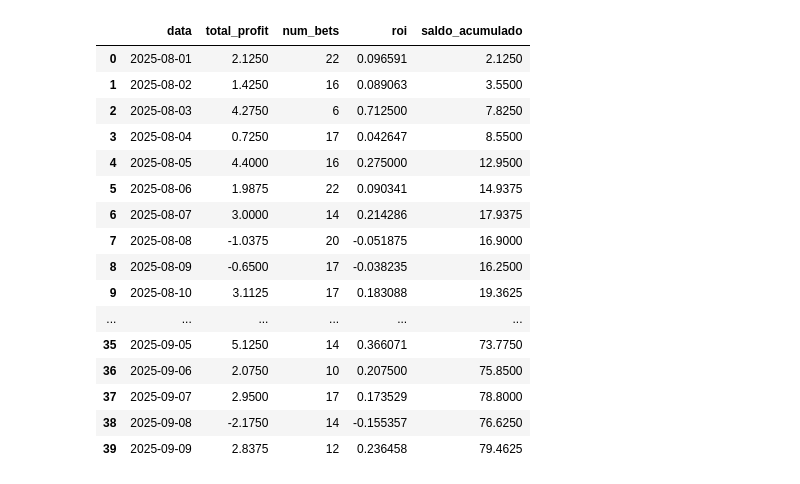
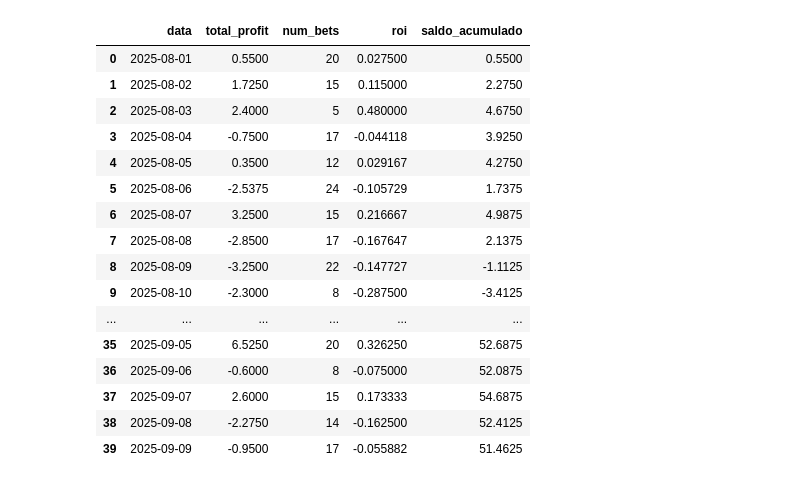
Before and after one commit to enzoustk/sbb-v2, a Jupyter notebook: training_testing/machine_learning/model_pipeline.ipynb, the cells around one changed output. Saved outputs shown, nothing was run; the diff lists cells and outputs as text; code cells hidden in the pictures.

Commit message:
new model training

```diff
--- a/training_testing/machine_learning/model_pipeline.ipynb
+++ b/training_testing/machine_learning/model_pipeline.ipynb
@@ -18,14 +32,14 @@ train_raw, test_raw = split_data(
 )
 # %%
 # Agora temos as médias de 50 partidas para os jogadores
-train_with_avg, test_with_avg = input_averages(train_raw, test_raw)
+train_with_avg, test_with_avg, scaler = input_averages(train_raw, test_raw, return_scaler=True)
 # %%
 # Filtrar o dataframe
-features = [
-    "ma_home", "std_home",
-    "ma_away", "std_away",
-    "ma_h2h", "std_h2h"
-]
+features =[
+    "ma_home", "ma_away",
+    "ma_h2h",
+    "std_home", "std_away",
+    "std_h2h"]
 
 X_train = train_with_avg[features]
 y_train = train_with_avg['total_score']
@@ -219,18 +146,6 @@ Melhor RMSE médio: 2.1953783988952638
 # %%
-
-# ==============================
-# Treinar no dataset completo e avaliar no holdout
-params = {
-    'n_estimators': 418,
-    'learning_rate': 0.014280451319598729,
-    'max_depth': 3,
-    'subsample': 0.798225181825874,
-    'colsample_bytree': 0.6174548905825178,
-    'min_child_weight': 3,
-    'gamma': 2.627366203873275,
-    'reg_alpha': 0.9948380056925294,
-    'reg_lambda': 9.979678551493626
-    }
+# Treinar e avaliar no holdout
+params = {'n_estimators': 400, 'learning_rate': 0.029323460658030247, 'max_depth': 1, 'subsample': 0.646135085842701, 'colsample_bytree': 0.7141319796133814, 'min_child_weight': 8, 'gamma': 1.136223260846358, 'reg_alpha': 0.07801372716349575, 'reg_lambda': 8.645378221471441}
 
 
 
@@ -269,8 +184,6 @@ from scipy.stats import poisson
 test_with_avg['pred'] = y_pred_holdout
 df = test_with_avg.copy()
 # %%
-# Agora vamos calcular todas as probabilidades para o modelo
-
 def poisson_goals(
     lambda_pred: float,
     handicap: float
@@ -349,7 +262,6 @@ def poisson_goals(
 
     return prob_over, prob_under
 
-
 def profit(bet_type: str, handicap: float, total_score: int, bet_odd: float) -> float:
 
     """
@@ -364,31 +276,25 @@ def profit(bet_type: str, handicap: float, total_score: int, bet_odd: float) ->
     try:
         if outcome >= 0.5:
             profit = (bet_odd - 1)
-            result = 'win'
 
         elif outcome == 0.25:
             profit = (bet_odd - 1) / 2
-            result = 'half_win'
 
         elif outcome == 0:
             profit = 0
-            result = 'push'
 
         elif outcome == -0.25:
             profit = -0.5
-            result = 'half_loss'
 
 
         elif outcome <= -0.5:
             profit = -1
-            result = 'loss'
 
         return profit
 
     except:
         print(f"Ajuste de resultado inválido: {outcome}")
         return 0
-
 
 def ev(odd, prob):
     return odd * prob -1
@@ -604,27 +509,26 @@ def desempenho_por_data(df, ev_ts: float) -> pd.DataFrame:
     daily["saldo_acumulado"] = daily["total_profit"].cumsum()
 
     return daily.reset_index().rename(columns={"date": "data"})
-
-df_resultados = desempenho_por_data(df, ev_ts=0.15)
-df_resultados
-# %% [output]
-|  | data | total_profit | num_bets | roi | saldo_acumulado |
-| 0 | 2025-08-01 | 2.1250 | 22 | 0.096591 | 2.1250 |
-| 1 | 2025-08-02 | 1.4250 | 16 | 0.089063 | 3.5500 |
-| 2 | 2025-08-03 | 4.2750 | 6 | 0.712500 | 7.8250 |
-| 3 | 2025-08-04 | 0.7250 | 17 | 0.042647 | 8.5500 |
-| 4 | 2025-08-05 | 4.4000 | 16 | 0.275000 | 12.9500 |
-| 5 | 2025-08-06 | 1.9875 | 22 | 0.090341 | 14.9375 |
-| 6 | 2025-08-07 | 3.0000 | 14 | 0.214286 | 17.9375 |
-| 7 | 2025-08-08 | -1.0375 | 20 | -0.051875 | 16.9000 |
-| 8 | 2025-08-09 | -0.6500 | 17 | -0.038235 | 16.2500 |
-| 9 | 2025-08-10 | 3.1125 | 17 | 0.183088 | 19.3625 |
-| ... | ... | ... | ... | ... | ... |
-| 35 | 2025-09-05 | 5.1250 | 14 | 0.366071 | 73.7750 |
-| 36 | 2025-09-06 | 2.0750 | 10 | 0.207500 | 75.8500 |
-| 37 | 2025-09-07 | 2.9500 | 17 | 0.173529 | 78.8000 |
-| 38 | 2025-09-08 | -2.1750 | 14 | -0.155357 | 76.6250 |
-| 39 | 2025-09-09 | 2.8375 | 12 | 0.236458 | 79.4625 |
+# %%
+desempenho_por_data(df, ev_ts=0.15)
+# %% [output]
+|  | data | total_profit | num_bets | roi | saldo_acumulado |
+| 0 | 2025-08-01 | 0.5500 | 20 | 0.027500 | 0.5500 |
+| 1 | 2025-08-02 | 1.7250 | 15 | 0.115000 | 2.2750 |
+| 2 | 2025-08-03 | 2.4000 | 5 | 0.480000 | 4.6750 |
+| 3 | 2025-08-04 | -0.7500 | 17 | -0.044118 | 3.9250 |
+| 4 | 2025-08-05 | 0.3500 | 12 | 0.029167 | 4.2750 |
+| 5 | 2025-08-06 | -2.5375 | 24 | -0.105729 | 1.7375 |
+| 6 | 2025-08-07 | 3.2500 | 15 | 0.216667 | 4.9875 |
+| 7 | 2025-08-08 | -2.8500 | 17 | -0.167647 | 2.1375 |
+| 8 | 2025-08-09 | -3.2500 | 22 | -0.147727 | -1.1125 |
+| 9 | 2025-08-10 | -2.3000 | 8 | -0.287500 | -3.4125 |
+| ... | ... | ... | ... | ... | ... |
+| 35 | 2025-09-05 | 6.5250 | 20 | 0.326250 | 52.6875 |
+| 36 | 2025-09-06 | -0.6000 | 8 | -0.075000 | 52.0875 |
+| 37 | 2025-09-07 | 2.6000 | 15 | 0.173333 | 54.6875 |
+| 38 | 2025-09-08 | -2.2750 | 14 | -0.162500 | 52.4125 |
+| 39 | 2025-09-09 | -0.9500 | 17 | -0.055882 | 51.4625 |
 # %%
 # Salvar no Excel
 df.to_excel('basexgb.xlsx', index=False)
```
Also changed, not shown: parts of 18 cells of this notebook.
